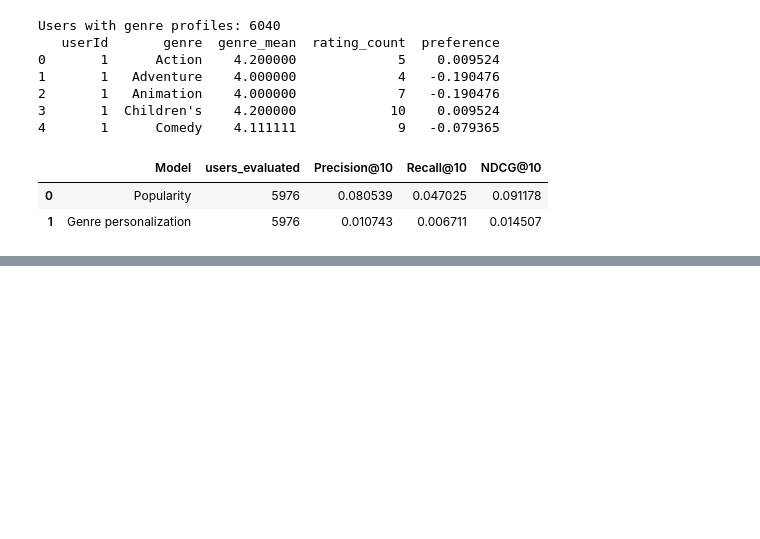
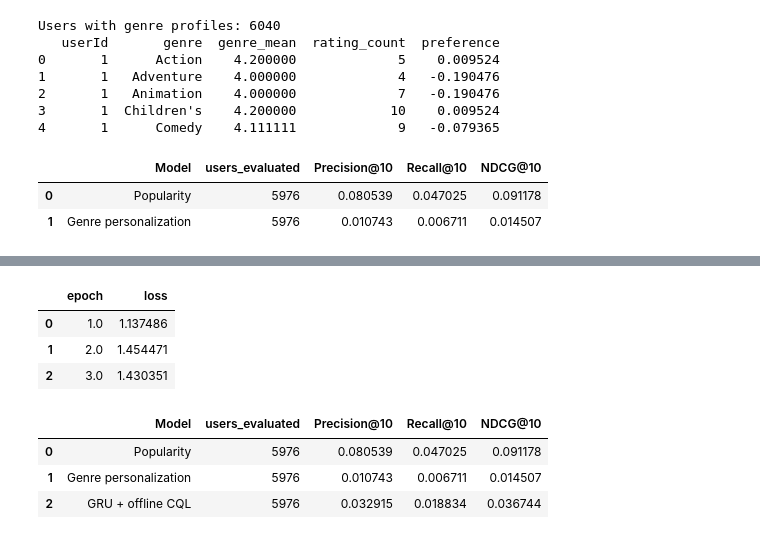
Before and after one commit to Kenny244/Movie-Recommender, a Jupyter notebook: notebooks/01_data_exploration.ipynb, the cells around one changed output, grey strips where cells are left out. Cells and saved outputs as stored; diff of their text form; code cells hidden in the pictures; blank space fills up the shorter version.

Commit message:
added sequential deep reinforcement learning

```diff
--- a/notebooks/01_data_exploration.ipynb
+++ b/notebooks/01_data_exploration.ipynb
@@ -988,0 +1040,54 @@ display(comparison)
+# %%
+rl_training_history = train_cql(
+    model=rl_model,
+    dataset=rl_training_data,
+    epochs=3,
+    batch_size=256,
+    learning_rate=1e-3,
+    discount=0.95,
+    conservative_weight=0.1,
+    seed=42,
+)
+
+display(pd.DataFrame(rl_training_history))
+# %% [output]
+|  | epoch | loss |
+| 0 | 1.0 | 1.137486 |
+| 1 | 2.0 | 1.454471 |
+| 2 | 3.0 | 1.430351 |
+# %%
+rl_history_by_user = (
+    train_data.sort_values(["userId", "timestamp", "movieId"])
+    .groupby("userId")["movieId"]
+    .apply(list)
+    .to_dict()
+)
+
+
+def recommend_cql_train(user_id, n=10):
+    history = rl_history_by_user.get(user_id, [])
+    if not history:
+        return recommend_popular_train(user_id, n)
+    return recommend_topk(
+        rl_model,
+        history_movie_ids=history,
+        movie_features=rl_dataset.movie_features,
+        n=n,
+    )
+
+
+rl_results = evaluate_recommendations(recommend_cql_train, k=10)
+comparison_with_rl = pd.concat(
+    [
+        comparison,
+        pd.DataFrame([{"Model": "GRU + offline CQL", **rl_results}]),
+    ],
+    ignore_index=True,
+)
+
+display(comparison_with_rl)
+# %% [output]
+|  | Model | users_evaluated | Precision@10 | Recall@10 | NDCG@10 |
+| 0 | Popularity | 5976 | 0.080539 | 0.047025 | 0.091178 |
+| 1 | Genre personalization | 5976 | 0.010743 | 0.006711 | 0.014507 |
+| 2 | GRU + offline CQL | 5976 | 0.032915 | 0.018834 | 0.036744 |
```
Also changed, not shown: parts of 2 cells of this notebook, 3 other files.
